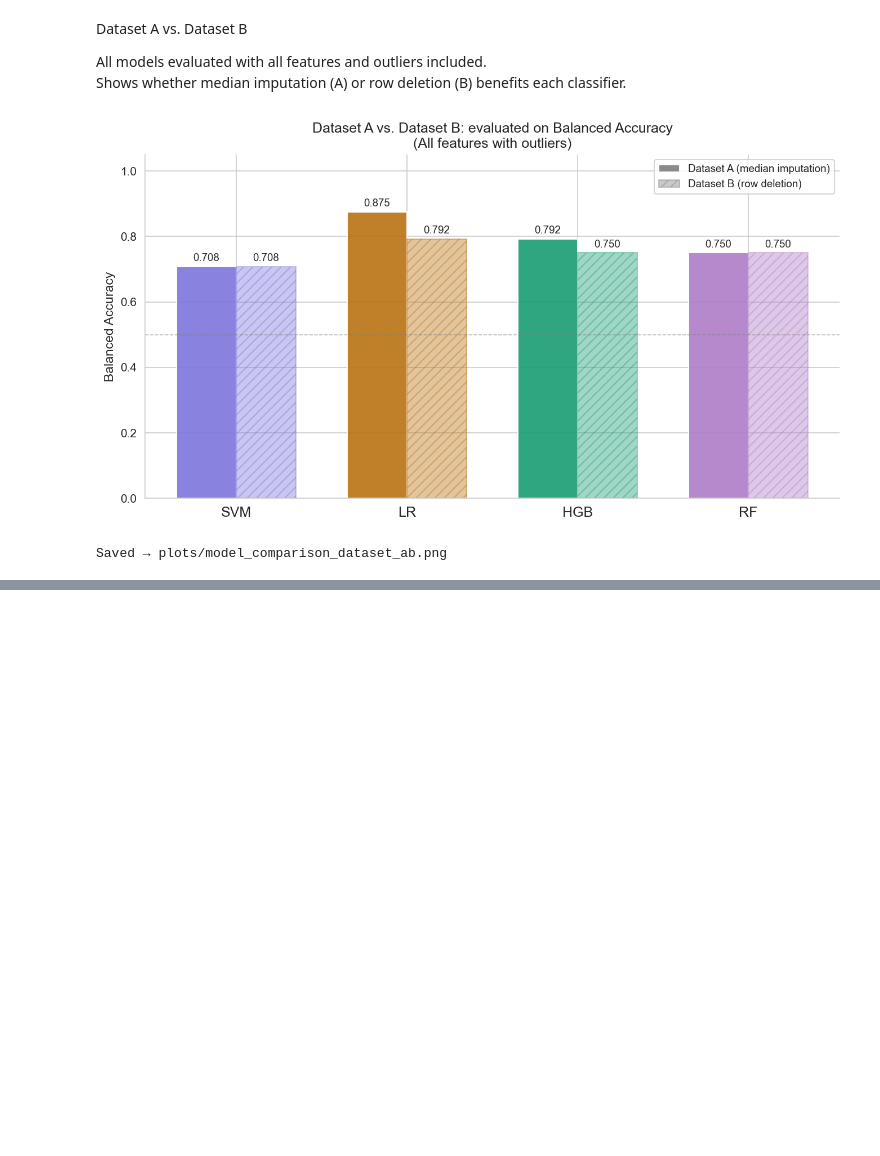
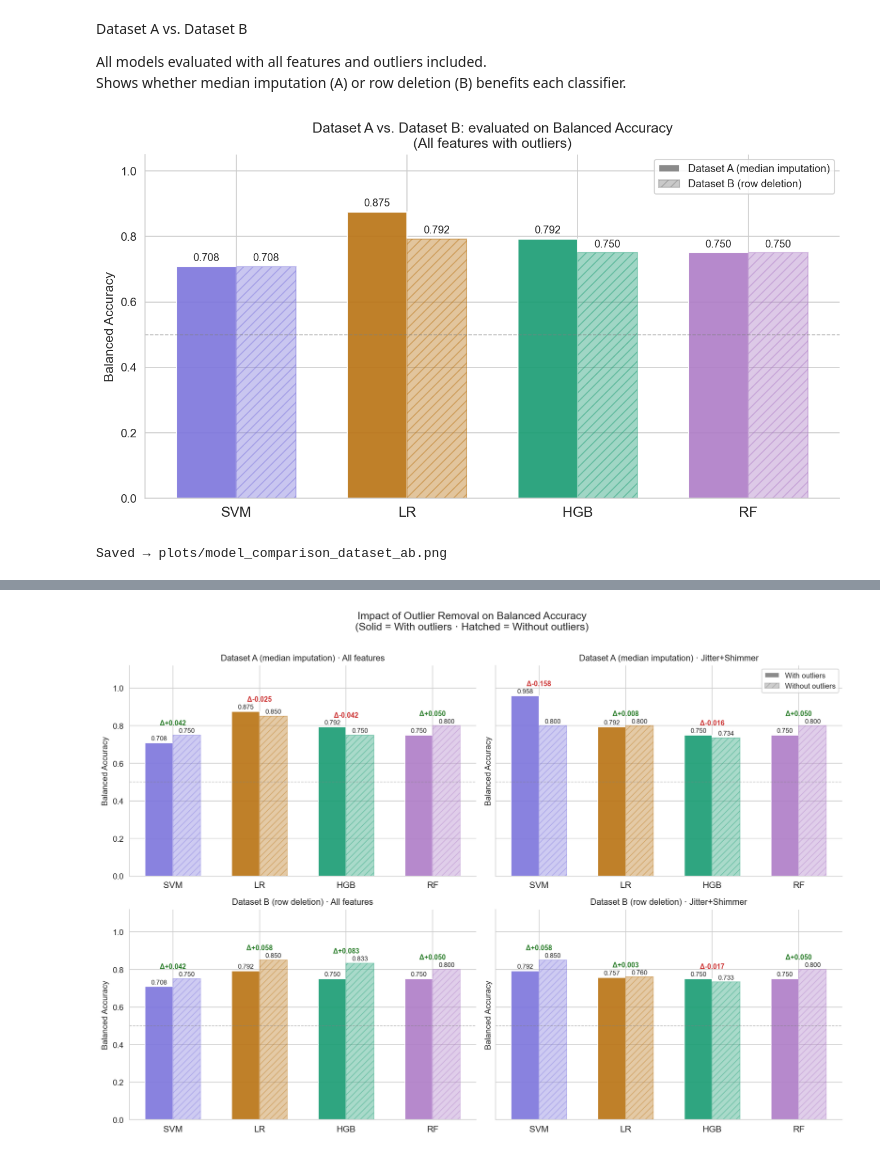
Before and after one commit to nataliia-stempkovska/FoDS-Parkinson, a Jupyter notebook: models/model_comparison.ipynb, the cells around one changed output, grey strips where cells are left out. Cells and saved outputs as stored; diff of their text form; code cells hidden in the pictures; blank space fills up the shorter version.

```diff
--- a/models/model_comparison.ipynb
+++ b/models/model_comparison.ipynb
@@ -389,0 +647,90 @@ Saved → plots/model_comparison_dataset_ab.png
+# %%
+model_order_out = ["SVM", "LR", "HGB", "RF"]
+datasets     = ["A", "B"]
+feature_sets = ["All", "Jitter+Shimmer"]
+feat_labels  = {"All": "All features", "Jitter+Shimmer": "Jitter+Shimmer"}
+
+width = 0.32
+x = np.arange(len(model_order_out))
+
+fig, axes = plt.subplots(2, 2, figsize=(13, 9), sharey=True)
+fig.suptitle(
+    "Impact of Outlier Removal on Balanced Accuracy\n(Solid = With outliers · Hatched = Without outliers)",
+    fontsize=13, y=1.01,
+)
+
+for row_i, ds in enumerate(datasets):
+    for col_i, fs in enumerate(feature_sets):
+        ax = axes[row_i][col_i]
+        sub = df[(df["Dataset"] == ds) & (df["Feature_Set"] == fs)]
+
+        ba_with    = []
+        ba_without = []
+        for m in model_order_out:
+            w  = sub[(sub["Model"] == m) & (sub["Outliers"] == "With")]["Balanced_Acc"]
+            wo = sub[(sub["Model"] == m) & (sub["Outliers"] == "Without")]["Balanced_Acc"]
+            ba_with.append(w.values[0]  if len(w)  else np.nan)
+            ba_without.append(wo.values[0] if len(wo) else np.nan)
+
+        colors = [PALETTE[m] for m in model_order_out]
+
+        bars_w = ax.bar(
+            x - width / 2, ba_with, width,
+            color=colors, alpha=0.92, edgecolor="white",
+            label="With outliers",
+        )
+        bars_wo = ax.bar(
+            x + width / 2, ba_without, width,
+            color=colors, alpha=0.38, hatch="///",
+            edgecolor=colors,
+            label="Without outliers",
+        )
+
+        # value labels
+        for bar in bars_w:
+            h = bar.get_height()
+            if not np.isnan(h):
+                ax.text(bar.get_x() + bar.get_width() / 2, h + 0.008,
+                        f"{h:.3f}", ha="center", va="bottom", fontsize=8)
+        for bar in bars_wo:
+            h = bar.get_height()
+            if not np.isnan(h):
+                ax.text(bar.get_x() + bar.get_width() / 2, h + 0.008,
+                        f"{h:.3f}", ha="center", va="bottom", fontsize=8)
+
+        # Δ annotations above each pair
+        for xi, (bw, bwo) in enumerate(zip(ba_with, ba_without)):
+            if not (np.isnan(bw) or np.isnan(bwo)):
+                delta = bwo - bw
+                top   = max(bw, bwo) + 0.045
+                color = "#2a7d2a" if delta > 0 else ("#cc3333" if delta < 0 else "#555")
+                sign  = "+" if delta >= 0 else ""
+                ax.text(xi, top, f"Δ{sign}{delta:.3f}",
+                        ha="center", va="bottom", fontsize=8.5,
+                        color=color, fontweight="bold")
+
+        ax.set_xticks(x)
+        ax.set_xticklabels(model_order_out, fontsize=11)
+        ax.set_ylim(0, 1.12)
+        ax.set_ylabel("Balanced Accuracy", fontsize=10)
+        ax.set_title(
+            f"Dataset {'A (median imputation)' if ds == 'A' else 'B (row deletion)'}"
+            f" · {feat_labels[fs]}",
+            fontsize=10.5,
+        )
+        ax.axhline(0.5, color="grey", linestyle="--", linewidth=0.8, alpha=0.5)
+        ax.spines[["top", "right"]].set_visible(False)
+
+        if row_i == 0 and col_i == 1:
+            patch_w  = mpatches.Patch(facecolor="grey", alpha=0.92,
+                                      label="With outliers")
+            patch_wo = mpatches.Patch(facecolor="grey", alpha=0.38, hatch="///",
+                                      edgecolor="grey", label="Without outliers")
+            ax.legend(handles=[patch_w, patch_wo], fontsize=9, loc="upper right")
+
+plt.tight_layout()
+plt.savefig(PLOTS_DIR / "outlier_impact_comparison.png", dpi=200, bbox_inches="tight")
+plt.show()
+print(f"Saved → {PLOTS_DIR / 'outlier_impact_comparison.png'}")
+# %% [output]
+[figure, added]
```
Also changed, not shown: parts of 11 cells of this notebook, 25 other files.
